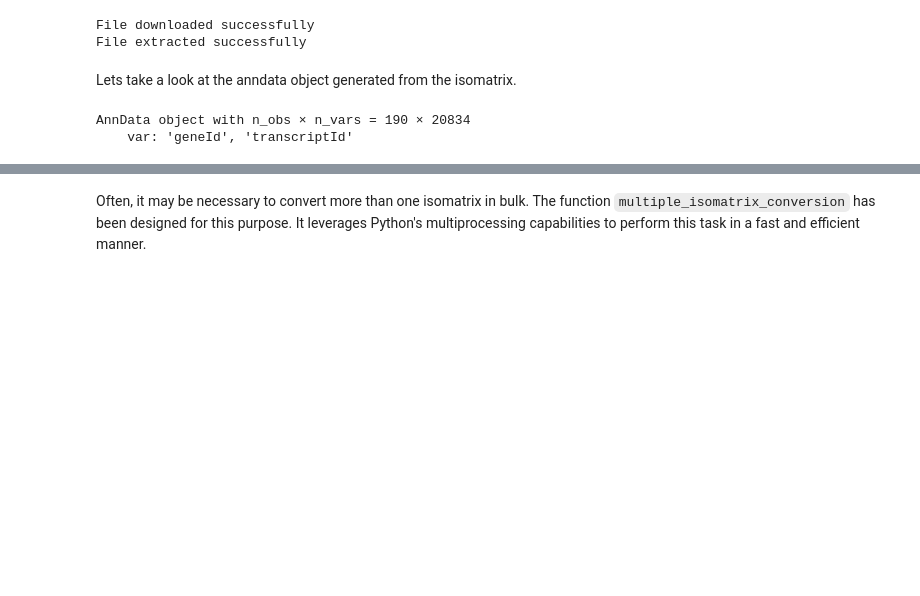
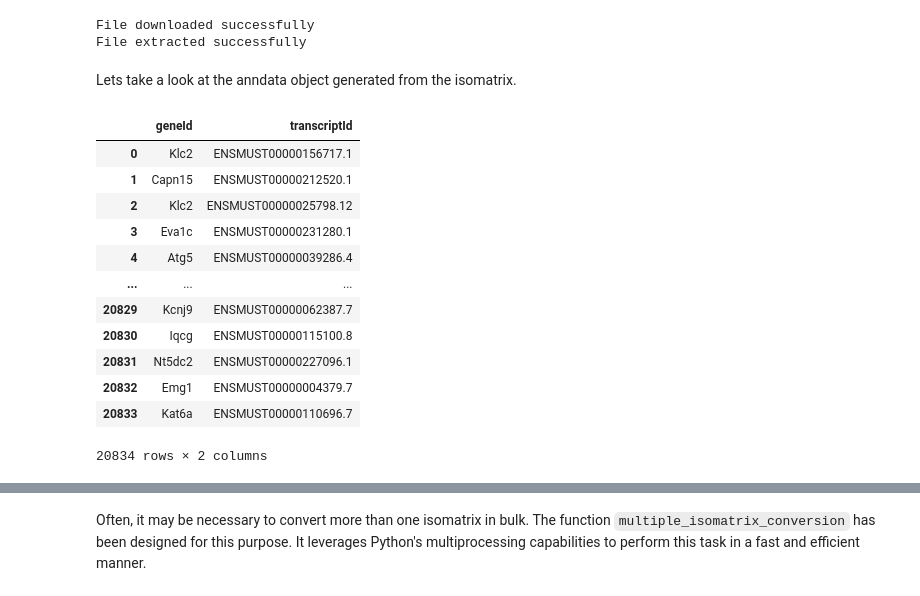
Before and after one commit to cobioda/longreadtools, a Jupyter notebook: nbs/Isomatrix_tools.ipynb, the cells around one changed output, grey strips where cells are left out. Saved outputs shown, nothing was run; the diff lists cells and outputs as text; code cells hidden in the pictures; blank space fills up the shorter version.

```diff
--- a/nbs/Isomatrix_tools.ipynb
+++ b/nbs/Isomatrix_tools.ipynb
@@ -101,10 +101,21 @@ anndata = isomatrix_to_anndata(test_file)
 # %% [markdown]
 Lets take a look at the anndata object generated from the isomatrix.
 # %%
-anndata
+anndata.var
 # %% [output]
+|  | geneId | transcriptId |
+| 0 | Klc2 | ENSMUST00000156717.1 |
+| 1 | Capn15 | ENSMUST00000212520.1 |
+| 2 | Klc2 | ENSMUST00000025798.12 |
+| 3 | Eva1c | ENSMUST00000231280.1 |
+| 4 | Atg5 | ENSMUST00000039286.4 |
+| ... | ... | ... |
+| 20829 | Kcnj9 | ENSMUST00000062387.7 |
+| 20830 | Iqcg | ENSMUST00000115100.8 |
+| 20831 | Nt5dc2 | ENSMUST00000227096.1 |
+| 20832 | Emg1 | ENSMUST00000004379.7 |
+| 20833 | Kat6a | ENSMUST00000110696.7 |
-AnnData object with n_obs × n_vars = 190 × 20834
-    var: 'geneId', 'transcriptId'
+20834 rows × 2 columns
 # %%
 #| hide
 def test_isomatrix_to_anndata():
```
Also changed, not shown: parts of 5 cells of this notebook, 21 other files.
